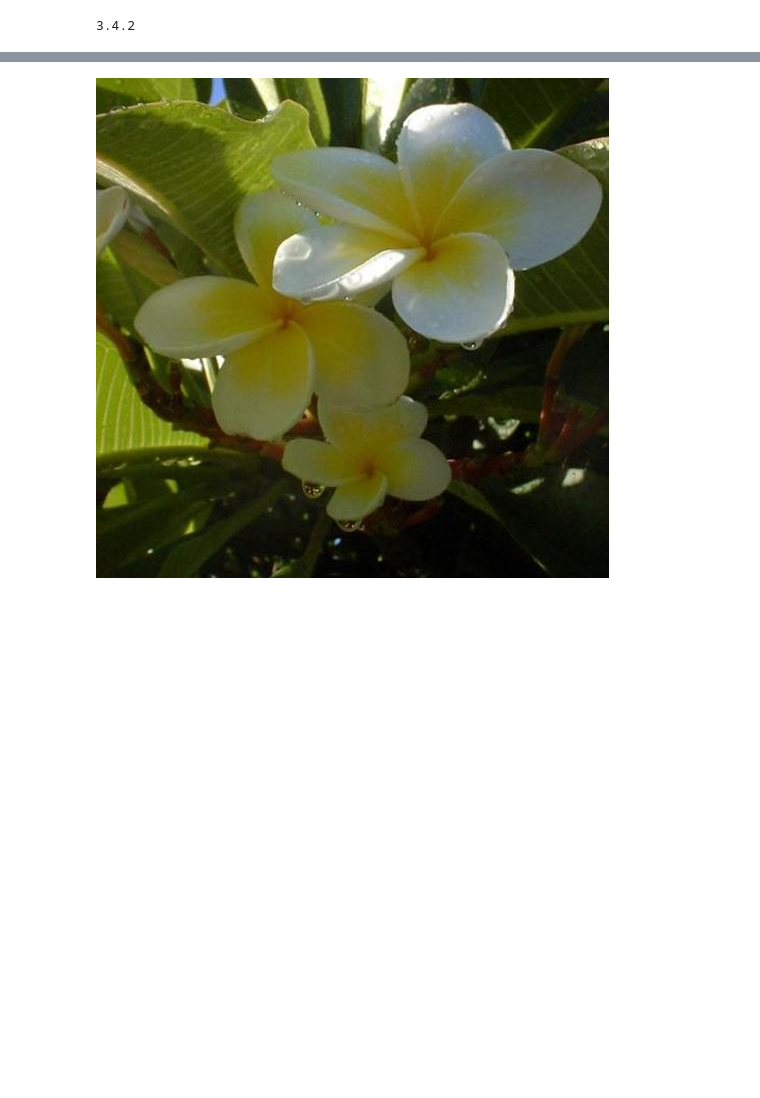
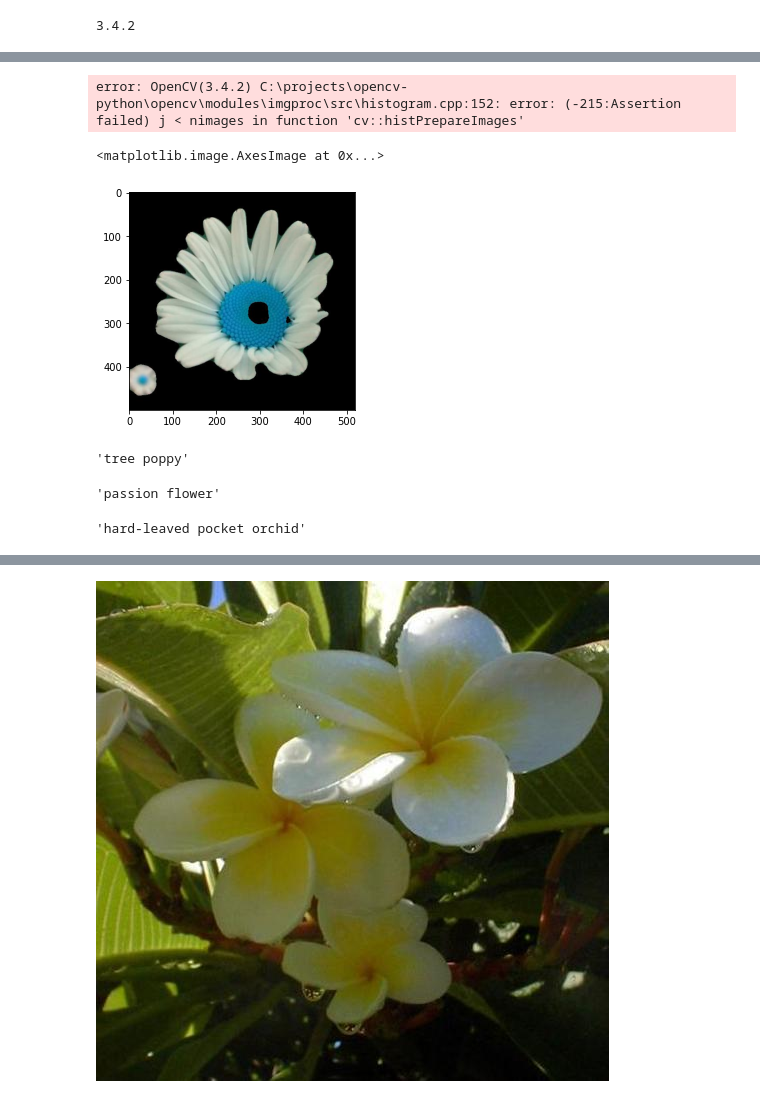
Before and after one commit to teresacigna/Progetto_AML, a Jupyter notebook: Script/prove/prova_features.ipynb, the cells around one changed output, grey strips where cells are left out. Cells and saved outputs as stored; diff of their text form; code cells hidden in the pictures; blank space fills up the shorter version.

```diff
--- a/Script/prove/prova_features.ipynb
+++ b/Script/prove/prova_features.ipynb
@@ -373,0 +432,18 @@ Accuracy:  0.35
+# %%
+image_path = 'mask_train/image_06057.jpg'
+image = cv2.imread(image_path)
+features=[]
+im_features = combo_colors_kps_neural(image_path)
+im_features = im_features.flatten()
+features.append(im_features)
+# %% [output]
+error: OpenCV(3.4.2) C:\projects\opencv-python\opencv\modules\imgproc\src\histogram.cpp:152: error: (-215:Assertion failed) j < nimages in function 'cv::histPrepareImages'
+# %%
+plt.imshow(image)
+# %% [output]
+<matplotlib.image.AxesImage at 0x...>
+[figure, added]
+# %%
+NAMES[clf2.predict(features)[0]]
+# %% [output]
+'tree poppy'
@@ -373,0 +460,8 @@ Accuracy:  0.35
+# %%
+predict_name('mask_val/image_08069.jpg', clf2)
+# %% [output]
+'passion flower'
+# %%
+predict_name('mask_val/image_08069.jpg', classif)
+# %% [output]
+'hard-leaved pocket orchid'
```
Also changed, not shown: parts of 63 cells of this notebook.
